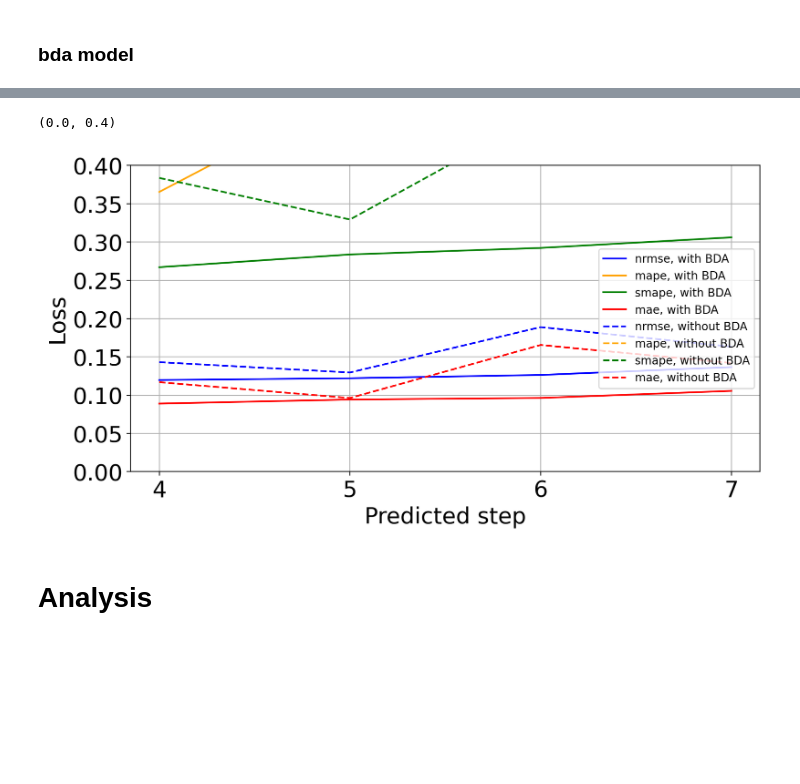
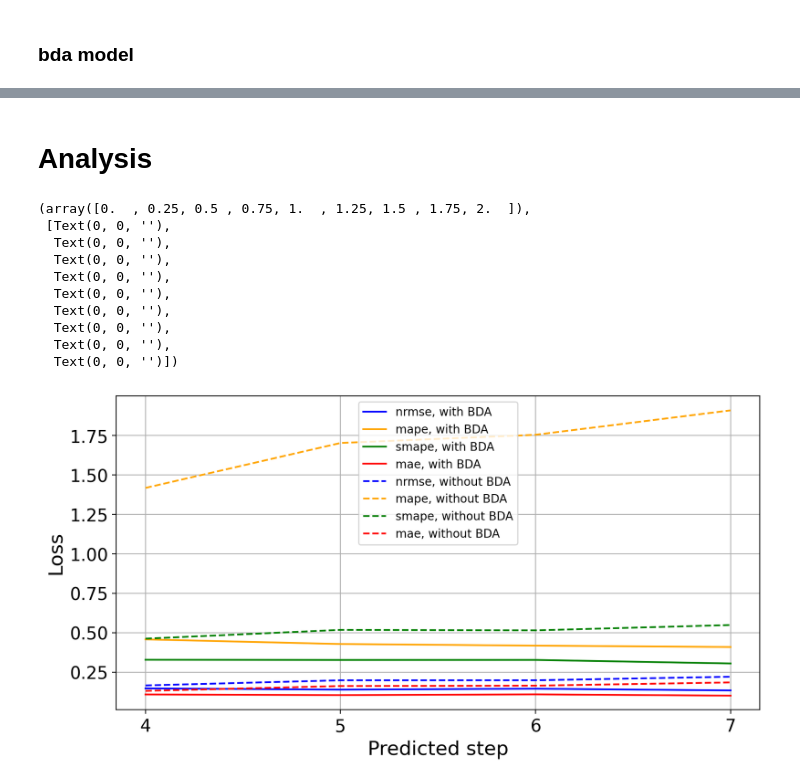
Before and after one commit to khzhang2/BDA_traffic, a Jupyter notebook: sensitivity analysis.ipynb, the cells around one changed output, grey strips where cells are left out. Drawn from its saved outputs; the diff is of its cells as text; code cells hidden in the pictures; blank space fills up the shorter version.

```diff
--- a/sensitivity analysis.ipynb
+++ b/sensitivity analysis.ipynb
@@ -161,26 +149,35 @@ plt.yticks(fontsize=20)
-# %%
-fig = plt.figure(figsize=[10,5], dpi=200)
-ax = fig.add_subplot(111)
-xtick = [4,5,6,7]
-ax.plot(xtick, min_loss_df['nrmse'][1:], 'b', label='nrmse, with BDA')
-ax.plot(xtick, min_loss_df['mape'][1:], 'orange', label='mape, with BDA')
-ax.plot(xtick, min_loss_df['smape'][1:], 'g', label='smape, with BDA')
-ax.plot(xtick, min_loss_df['mae'][1:], 'r', label='mae, with BDA')
-
-ax.plot(xtick, s_a_l_base['nrmse'][1:], 'b--', label='nrmse, without BDA')
-ax.plot(xtick, s_a_l_base['mape'][1:], '--', color='orange', label='mape, without BDA')
-ax.plot(xtick, s_a_l_base['smape'][1:], 'g--', label='smape, without BDA')
-ax.plot(xtick, s_a_l_base['mae'][1:], 'r--', label='mae, without BDA')
-ax.legend(loc=7)
-ax.grid()
-ax.set_xlabel('Predicted step', fontsize=20)
-ax.set_ylabel('Loss', fontsize=20)
-ax.set_xticks(xtick)
-plt.xticks(fontsize=20)
-plt.yticks(fontsize=20)
-ax.set_ylim([0, 0.4])
-# %% [output]
-(0.0, 0.4)
-[figure, removed]
 # %% [markdown]
 # Analysis
+# %%
+fig = plt.figure(figsize=[10,5], dpi=200)
+ax = fig.add_subplot(111)
+xtick = [4,5,6,7]
+ax.plot(xtick, min_loss_df['nrmse'][1:], 'b', label='nrmse, with BDA')
+ax.plot(xtick, min_loss_df['mape'][1:], 'orange', label='mape, with BDA')
+ax.plot(xtick, min_loss_df['smape'][1:], 'g', label='smape, with BDA')
+ax.plot(xtick, min_loss_df['mae'][1:], 'r', label='mae, with BDA')
+
+ax.plot(xtick, s_a_l_base['nrmse'][1:], 'b--', label='nrmse, without BDA')
+ax.plot(xtick, s_a_l_base['mape'][1:], '--', color='orange', label='mape, without BDA')
+ax.plot(xtick, s_a_l_base['smape'][1:], 'g--', label='smape, without BDA')
+ax.plot(xtick, s_a_l_base['mae'][1:], 'r--', label='mae, without BDA')
+ax.legend(loc=9)
+ax.grid()
+ax.set_xlabel('Predicted step', fontsize=17)
+ax.set_ylabel('Loss', fontsize=17)
+ax.set_xticks(xtick)
+plt.xticks(fontsize=15)
+plt.yticks(fontsize=15)
+# plt.savefig('C:/Users/10169/iCloudDrive/Desktop/COTA/img/Loss vs t_pre %i.png'%det)
+# %% [output]
+(array([0.  , 0.25, 0.5 , 0.75, 1.  , 1.25, 1.5 , 1.75, 2.  ]),
+ [Text(0, 0, ''),
+  Text(0, 0, ''),
+  Text(0, 0, ''),
+  Text(0, 0, ''),
+  Text(0, 0, ''),
+  Text(0, 0, ''),
+  Text(0, 0, ''),
+  Text(0, 0, ''),
+  Text(0, 0, '')])
+[figure, added]
```
Also changed, not shown: parts of 25 cells of this notebook.
